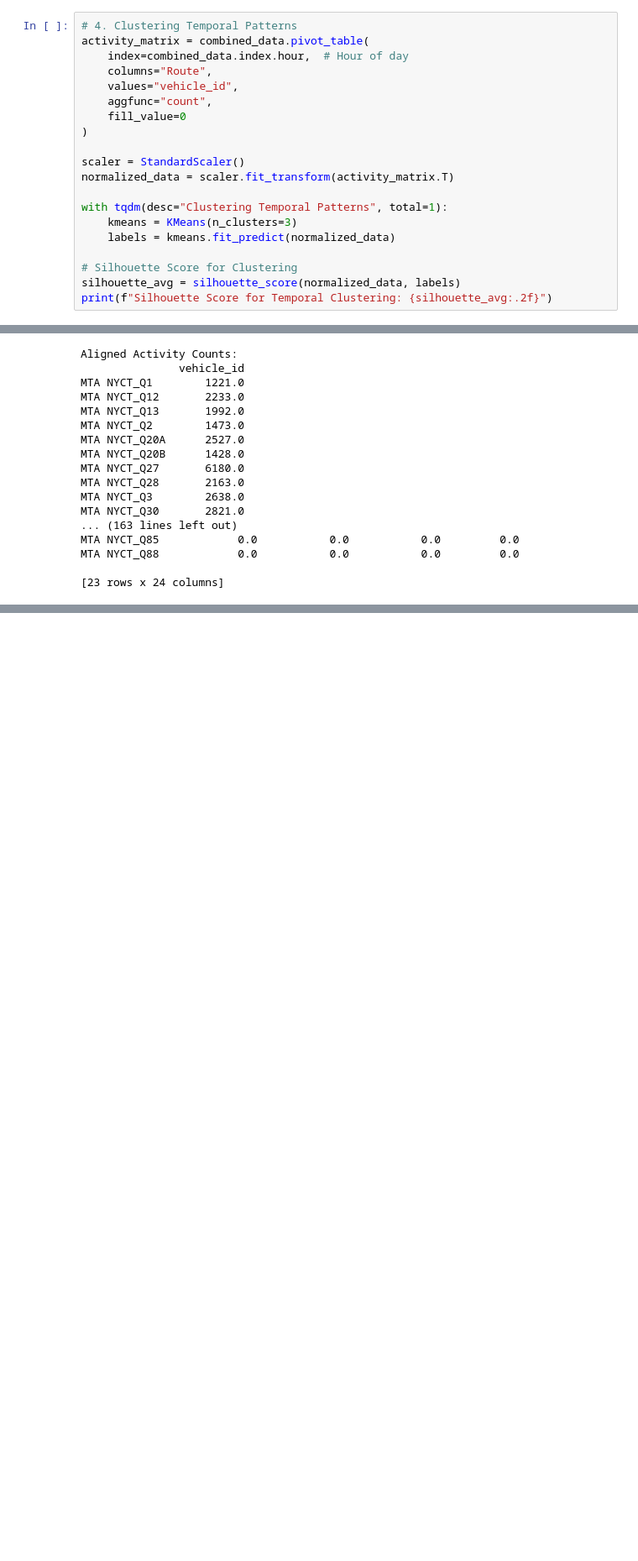
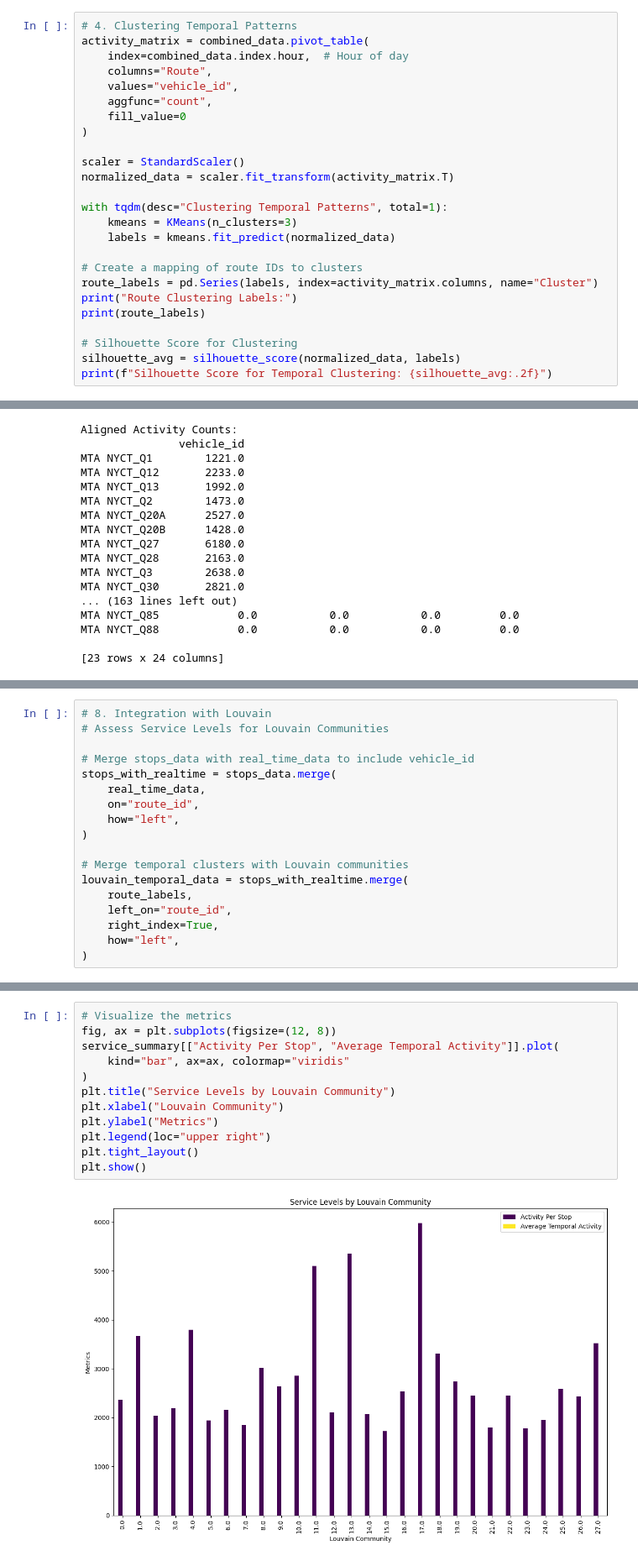
Before and after one commit to dmehta94/project-capstone-transit-inequity-eastern-queens, a Jupyter notebook: code/analysis.ipynb, the cells around one changed output, grey strips where cells are left out. Shown at 84% size. Saved outputs shown, nothing was run; the diff lists cells and outputs as text; blank space fills up the shorter version.

Commit message:
Time series analysis refined and graphics updated. Still some concern with the multiplot of time-series adjusted Louvain communities.

```diff
--- a/code/analysis.ipynb
+++ b/code/analysis.ipynb
@@ -551,6 +518,11 @@ with tqdm(desc="Clustering Temporal Patterns", total=1):
     kmeans = KMeans(n_clusters=3)
     labels = kmeans.fit_predict(normalized_data)
 
+# Create a mapping of route IDs to clusters
+route_labels = pd.Series(labels, index=activity_matrix.columns, name="Cluster")
+print("Route Clustering Labels:")
+print(route_labels)
+
 # Silhouette Score for Clustering
 silhouette_avg = silhouette_score(normalized_data, labels)
 print(f"Silhouette Score for Temporal Clustering: {silhouette_avg:.2f}")
@@ -777,0 +676,18 @@ Name: count, dtype: int64
+# %%
+# 8. Integration with Louvain
+# Assess Service Levels for Louvain Communities
+
+# Merge stops_data with real_time_data to include vehicle_id
+stops_with_realtime = stops_data.merge(
+    real_time_data,
+    on="route_id",
+    how="left",
+)
+
+# Merge temporal clusters with Louvain communities
+louvain_temporal_data = stops_with_realtime.merge(
+    route_labels,
+    left_on="route_id",
+    right_index=True,
+    how="left",
+)
@@ -777,0 +764,14 @@ Name: count, dtype: int64
+# %%
+# Visualize the metrics
+fig, ax = plt.subplots(figsize=(12, 8))
+service_summary[["Activity Per Stop", "Average Temporal Activity"]].plot(
+    kind="bar", ax=ax, colormap="viridis"
+)
+plt.title("Service Levels by Louvain Community")
+plt.xlabel("Louvain Community")
+plt.ylabel("Metrics")
+plt.legend(loc="upper right")
+plt.tight_layout()
+plt.show()
+# %% [output]
+[figure, added]
```
Also changed, not shown: parts of 19 cells of this notebook, 2 other files.
